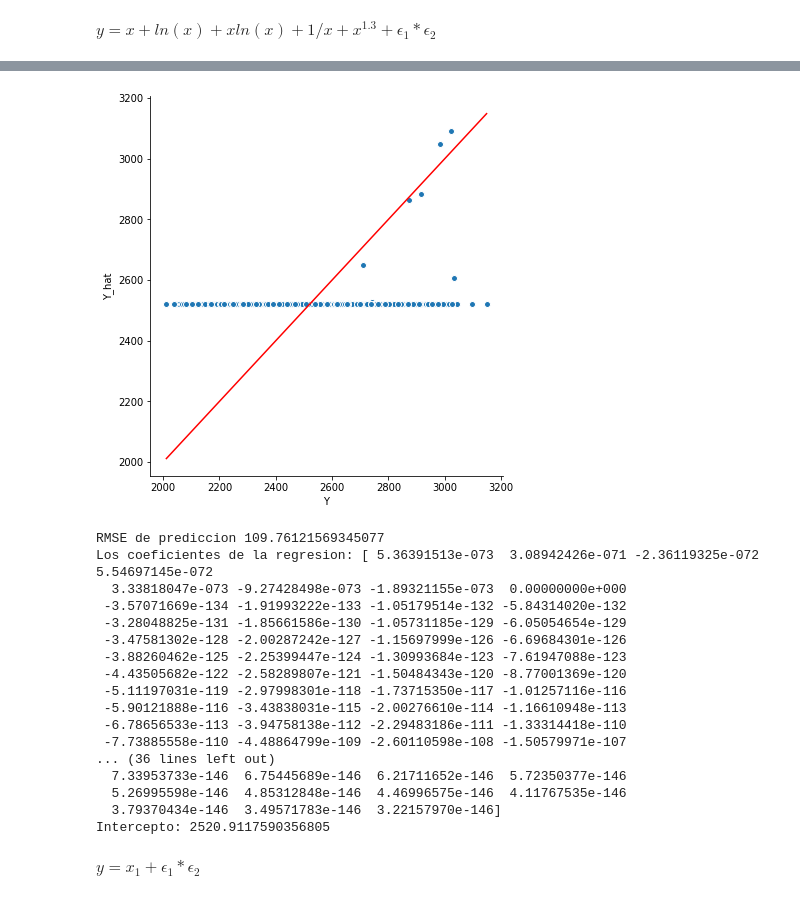
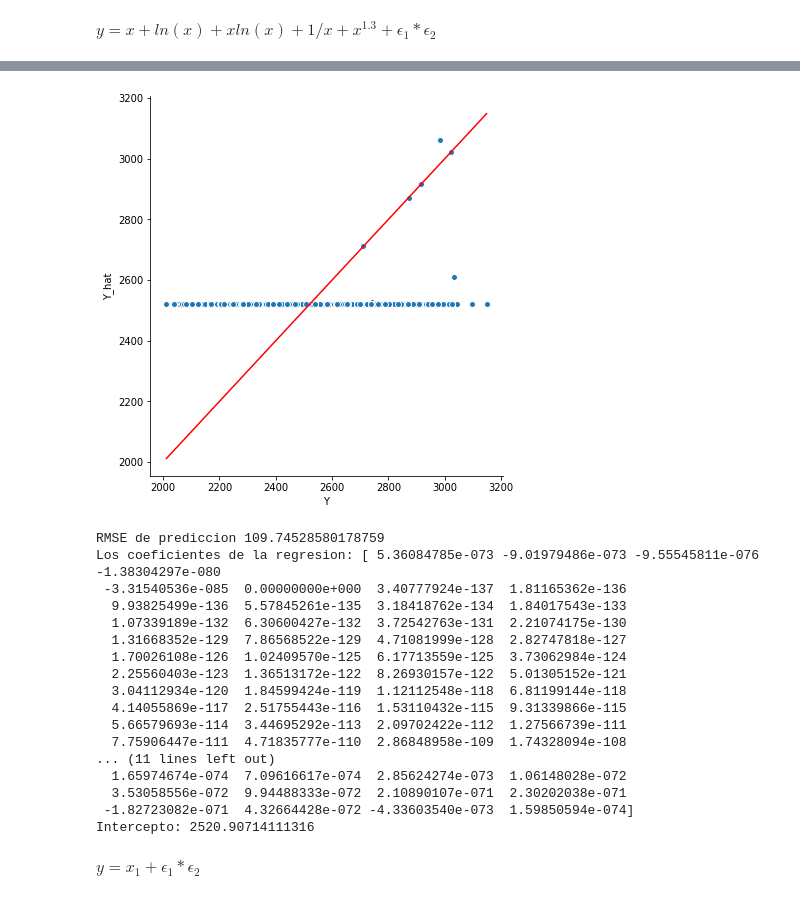
Before and after one commit to uumami/workshop_riskmathics, a Jupyter notebook: riskmathics_intro.ipynb, the cells around one changed output, grey strips where cells are left out. Drawn from its saved outputs; the diff is of its cells as text; code cells hidden in the pictures.

```diff
--- a/riskmathics_intro.ipynb
+++ b/riskmathics_intro.ipynb
@@ -218,10 +269,9 @@ RMSE de prediccion 0.6331487868228455
 Los coeficientes de la regresion: [-0.00446456]
 Intercepto: 0.11735141468176233
 # %%
-X2 = X.copy()
-power = [1 + n/10 for n in range(1,30)]
+dX2 = X.copy()
+power = [1 + 1/n for n in range(1,1000)]
 for p in power:
     X2 = np.concatenate((X2,np.power(X2[:,0],p).reshape((N,1))), axis=1)
-
 foo_regresion(X2,Y)
 # %% [output]
@@ -306,7 +350,7 @@ np.random.seed(589)
 N = 10000
 # Generar Xs
 X = np.random.uniform(1,5,size=(N,1)) + np.random.lognormal(0,1,size=(N,1))
-mean = [50,50]
+mean = [1,1]
 cov = [[2,.3],[.3,5]]
 E = np.random.multivariate_normal(mean, cov, N)
 # Generar Y
@@ -329,33 +373,33 @@ Intercepto: 2491.9888442078986
 # %%
 X2 = X.copy()
 
 #Ingenieria de Variables
 X2 = np.reshape(X2, (N,1))
 power = [1 + n/2 for n in range(1,100)]
 for p in power:
     X2 = np.concatenate((X2,np.power(X[:,0],p).reshape((N,1))), axis=1)
-for p in power:
-    X2 = np.concatenate((X2,np.power(X[:,0],-p).reshape((N,1))), axis=1)
+# for p in power:
+#     X2 = np.concatenate((X2,np.power(X[:,0],-p).reshape((N,1))), axis=1)
 foo_regresion(X2,Y)
 # %% [output]
-[figure, old version]
+[figure, new version]
-RMSE de prediccion 109.76121569345077
-Los coeficientes de la regresion: [ 5.36391513e-073  3.08942426e-071 -2.36119325e-072  5.54697145e-072
-  3.33818047e-073 -9.27428498e-073 -1.89321155e-073  0.00000000e+000
- -3.57071669e-134 -1.91993222e-133 -1.05179514e-132 -5.84314020e-132
- -3.28048825e-131 -1.85661586e-130 -1.05731185e-129 -6.05054654e-129
- -3.47581302e-128 -2.00287242e-127 -1.15697999e-126 -6.69684301e-126
- -3.88260462e-125 -2.25399447e-124 -1.30993684e-123 -7.61947088e-123
- -4.43505682e-122 -2.58289807e-121 -1.50484343e-120 -8.77001369e-120
- -5.11197031e-119 -2.97998301e-118 -1.73715350e-117 -1.01257116e-116
- -5.90121888e-116 -3.43838031e-115 -2.00276610e-114 -1.16610948e-113
- -6.78656533e-113 -3.94758138e-112 -2.29483186e-111 -1.33314418e-110
- -7.73885558e-110 -4.48864799e-109 -2.60110598e-108 -1.50579971e-107
-... (36 lines left out)
-  7.33953733e-146  6.75445689e-146  6.21711652e-146  5.72350377e-146
-  5.26995598e-146  4.85312848e-146  4.46996575e-146  4.11767535e-146
-  3.79370434e-146  3.49571783e-146  3.22157970e-146]
-Intercepto: 2520.9117590356805
+RMSE de prediccion 109.74528580178759
+Los coeficientes de la regresion: [ 5.36084785e-073 -9.01979486e-073 -9.55545811e-076 -1.38304297e-080
+ -3.31540536e-085  0.00000000e+000  3.40777924e-137  1.81165362e-136
+  9.93825499e-136  5.57845261e-135  3.18418762e-134  1.84017543e-133
+  1.07339189e-132  6.30600427e-132  3.72542763e-131  2.21074175e-130
+  1.31668352e-129  7.86568522e-129  4.71081999e-128  2.82747818e-127
+  1.70026108e-126  1.02409570e-125  6.17713559e-125  3.73062984e-124
+  2.25560403e-123  1.36513172e-122  8.26930157e-122  5.01305152e-121
+  3.04112934e-120  1.84599424e-119  1.12112548e-118  6.81199144e-118
+  4.14055869e-117  2.51755443e-116  1.53110432e-115  9.31339866e-115
+  5.66579693e-114  3.44695292e-113  2.09702422e-112  1.27566739e-111
+  7.75906447e-111  4.71835777e-110  2.86848958e-109  1.74328094e-108
+... (11 lines left out)
+  1.65974674e-074  7.09616617e-074  2.85624274e-073  1.06148028e-072
+  3.53058556e-072  9.94488333e-072  2.10890107e-071  2.30202038e-071
+ -1.82723082e-071  4.32664428e-072 -4.33603540e-073  1.59850594e-074]
+Intercepto: 2520.90714111316
 # %% [markdown]
 $y = x_1 + \epsilon_1*\epsilon_2$
 # %%
```
Also changed, not shown: parts of 13 cells of this notebook.
